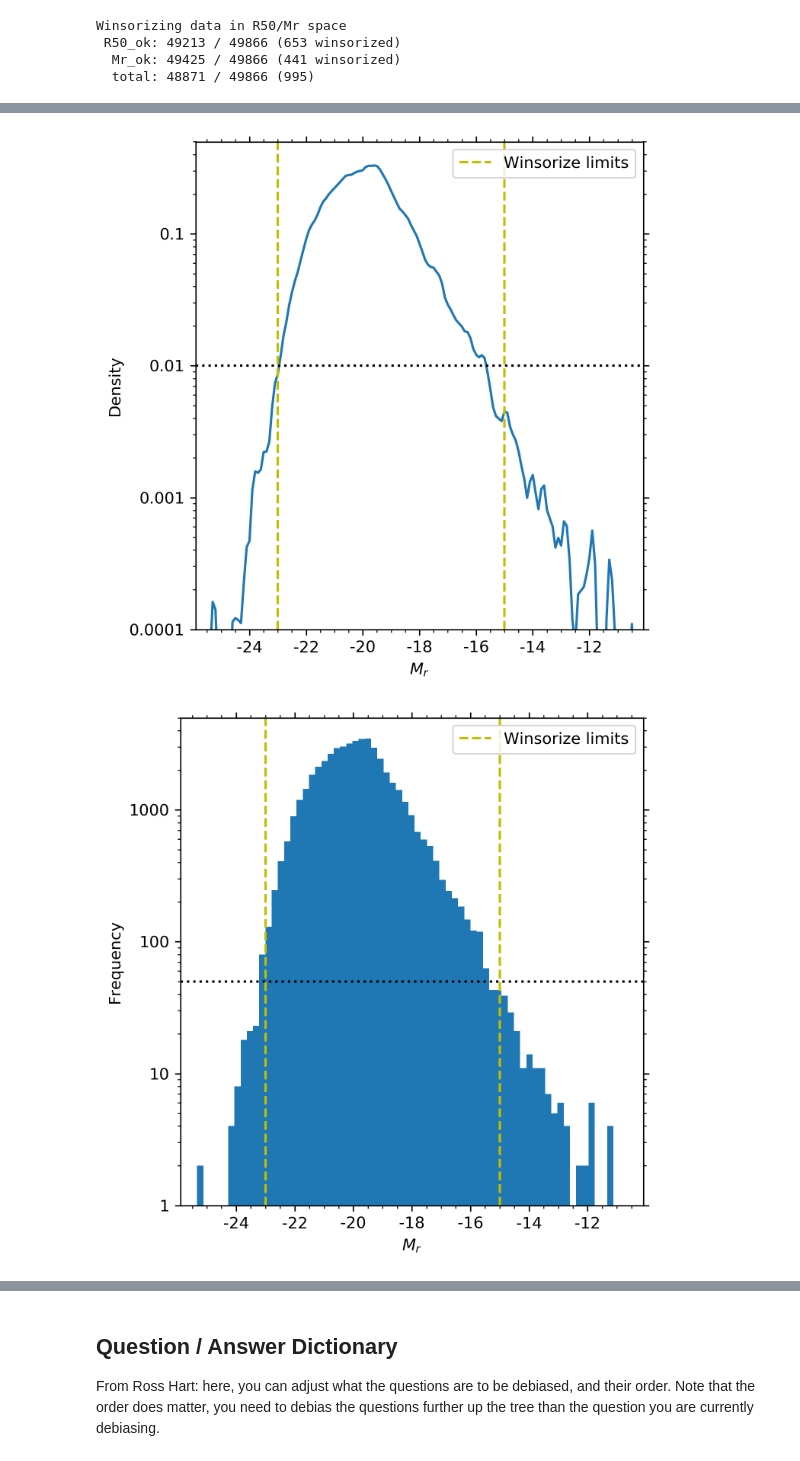
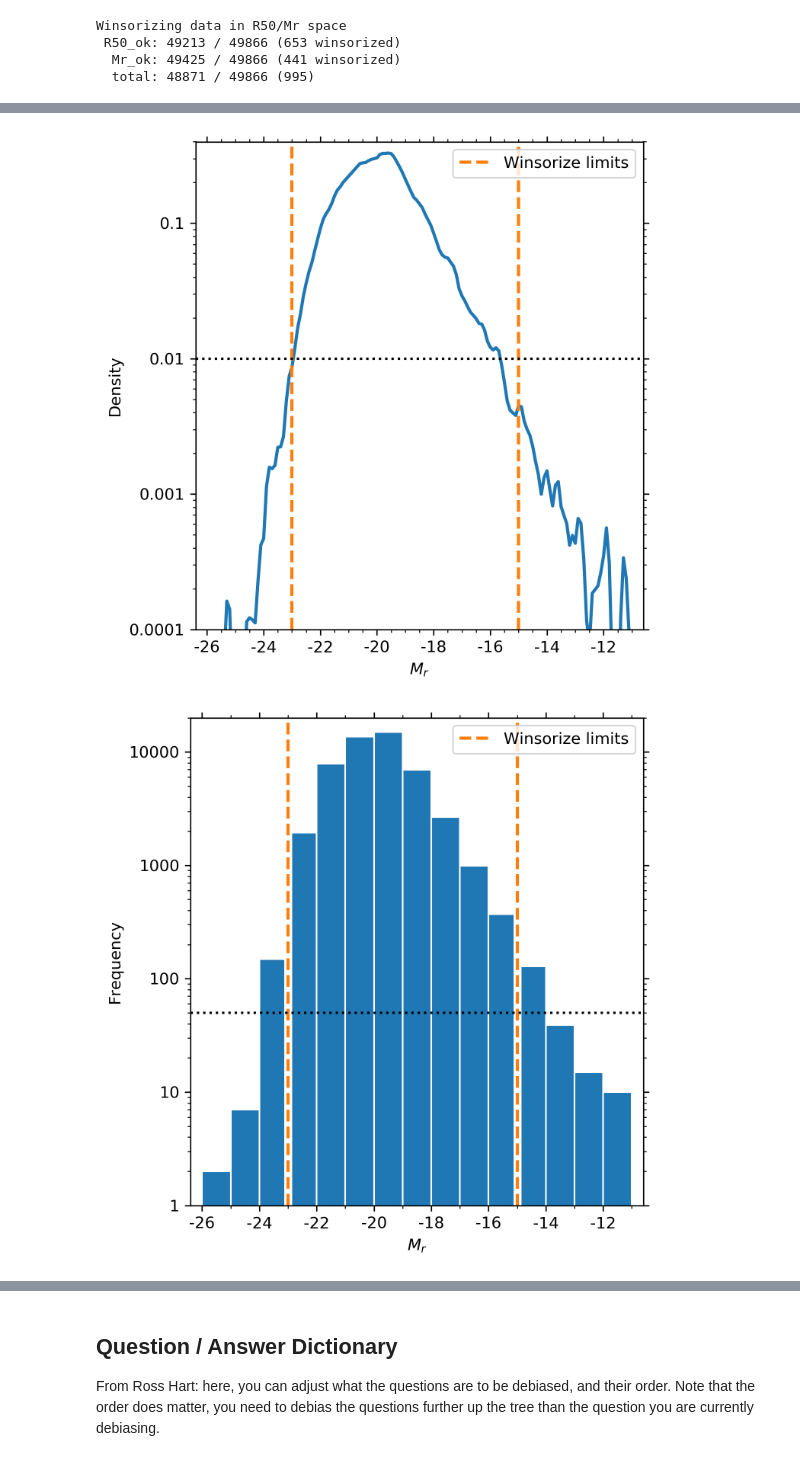
Before and after one commit to leeskelvin/gamakidsgz, a Jupyter notebook: outputs/debiasing/debiasing.ipynb, the cells around one changed output, grey strips where cells are left out. Cells and saved outputs as stored; diff of their text form; code cells hidden in the pictures.

Commit message:
notebook update, figures update

```diff
--- a/outputs/debiasing/debiasing.ipynb
+++ b/outputs/debiasing/debiasing.ipynb
@@ -273,51 +280,56 @@ kde = gaussian_kde(Mr)
 kde.set_bandwidth(bw_method=0.02)
 xvals = np.arange(-30, -9, 0.1)
 yvals = kde.pdf(xvals)
-plt.plot(xvals, yvals)
+plt.plot(xvals, yvals, c=cols[1], lw=2)
 plt.yscale('log')
 fmt = matplotlib.ticker.FuncFormatter(lambda y, _: '{:g}'.format(y))
 ax.xaxis.set_major_formatter(fmt)
 ax.yaxis.set_major_formatter(fmt)
+plt.axvline(Mrlo, c=cols[0], ls='--', lw=2)
+plt.axvline(Mrhi, c=cols[0], ls='--', lw=2,
+            label='Winsorize limits')
 plt.axhline(0.01, c='k', ls='dotted')
-plt.axvline(Mrlo, c='y', ls='--')
-plt.axvline(Mrhi, c='y', ls='--', label='Winsorize limits')
 ax.set_xlabel('$M_r$')
 ax.set_ylabel('Density')
-ax.set_xlim((-25.9,-10.1))
-ax.set_ylim((0.0001,0.5))
+ax.set_xlim((-26.4,-10.6))
+ax.set_ylim((0.0001,0.4))
 plt.legend(loc='upper right')
 plt.tight_layout()
 # plt.savefig(plot_absmaghist)
 plt.show()
 plt.close()
 # %% [output]
-[figure, old version]
+[figure, new version]
 # %%
 # Mr analysis histogram plot
 fig = plt.figure(figsize=(5,5), dpi=dpi)
 ax = plt.subplot(111)
 ax.minorticks_on()
 ax.tick_params(axis='x', which='both', bottom=True, top=True)
 ax.tick_params(axis='y', which='both', left=True, right=True)
-ax.xaxis.set_minor_locator(matplotlib.ticker.MultipleLocator(0.5))
-ax.hist(Mr, bins=np.linspace(-30,-9,100), log=True, label='')
+ax.xaxis.set_minor_locator(matplotlib.ticker.MultipleLocator(1))
+ax.hist(Mr, bins=np.arange(-30,-9,1), log=True, label='',
+        edgecolor='white', color=cols[1])
 fmt = matplotlib.ticker.FuncFormatter(lambda y, _: '{:g}'.format(y))
 ax.xaxis.set_major_formatter(fmt)
 ax.yaxis.set_major_formatter(fmt)
+plt.axvline(Mrlo, c='white', ls='-', lw=5)
+plt.axvline(Mrhi, c='white', ls='-', lw=5)
+plt.axvline(Mrlo, c=cols[0], ls='--', lw=2)
+plt.axvline(Mrhi, c=cols[0], ls='--', lw=2,
+            label='Winsorize limits')
 plt.axhline(50, c='k', ls='dotted')
-plt.axvline(Mrlo, c='y', ls='--')
-plt.axvline(Mrhi, c='y', ls='--', label='Winsorize limits')
 ax.set_xlabel('$M_r$')
 ax.set_ylabel('Frequency')
-ax.set_xlim((-25.9,-10.1))
-ax.set_ylim((1,5000))
+ax.set_xlim((-26.4,-10.6))
+ax.set_ylim((1,20000))
 plt.legend(loc='upper right')
 plt.tight_layout()
 plt.savefig(plot_absmaghist)
 plt.show()
 plt.close()
 # %% [output]
-[figure, old version]
+[figure, new version]
 # %%
 # 2D kernel density estimation function
 def kde2d(x, y,
```
Also changed, not shown: parts of 18 cells of this notebook, 8 other files.
